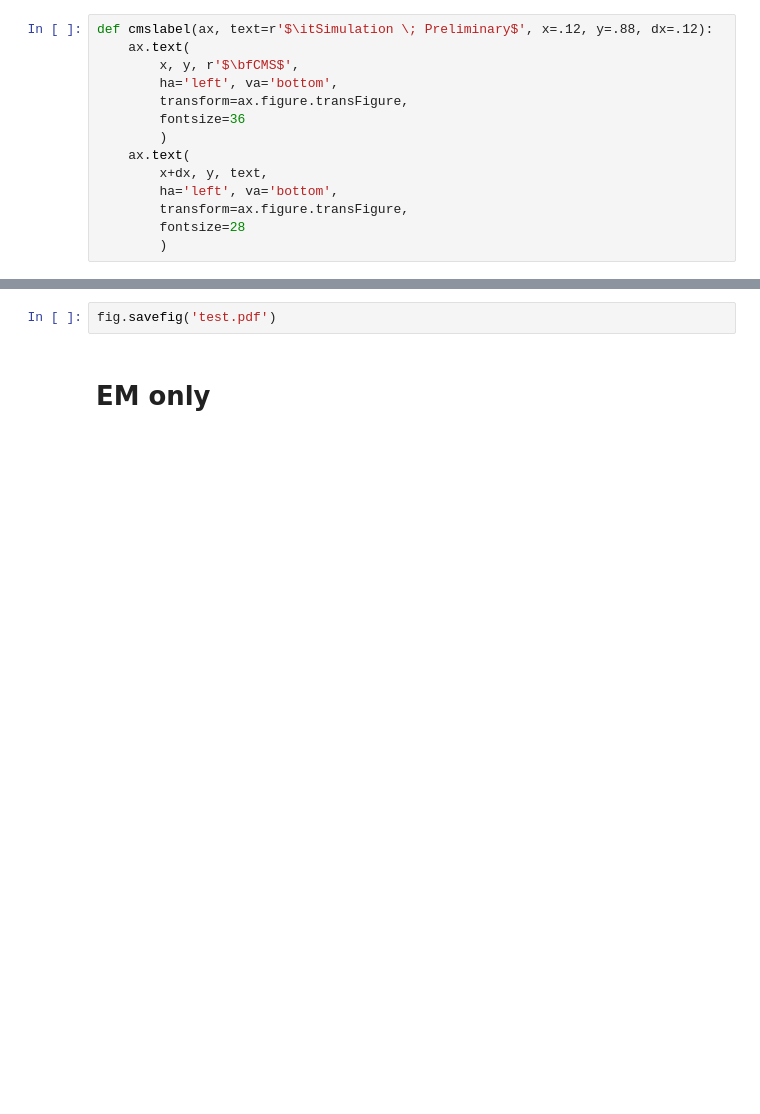
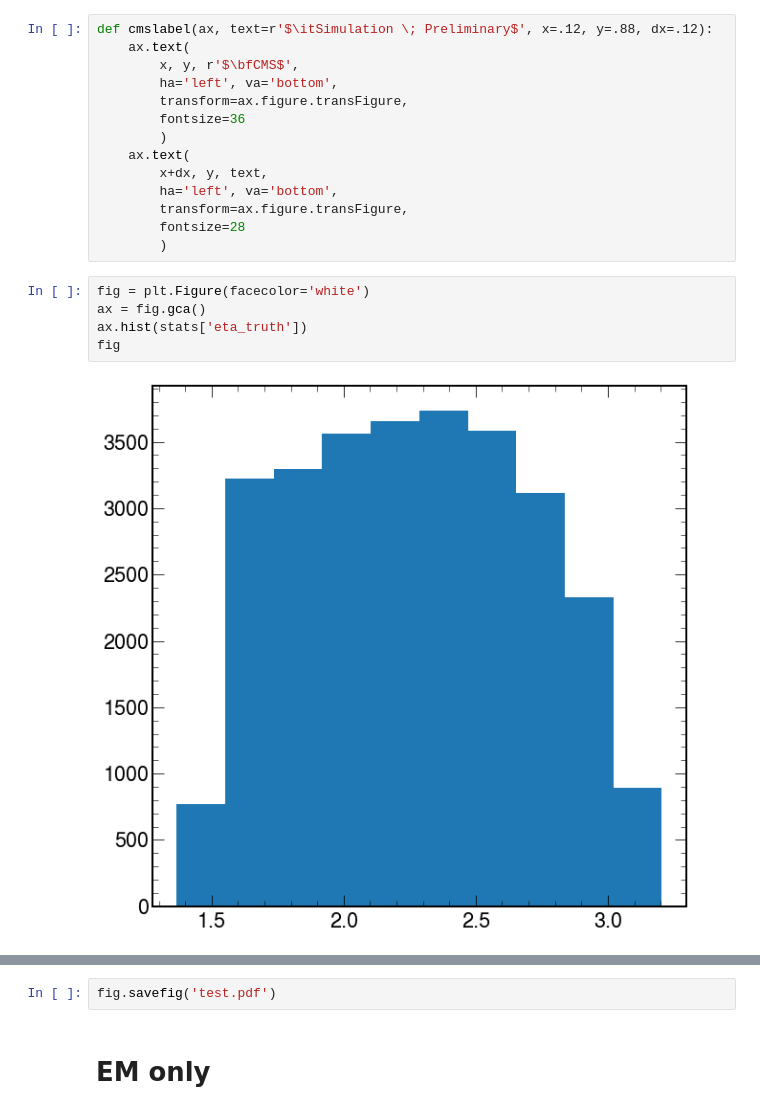
Before and after one commit to mmarchegiani/hgcal_training_scripts, a Jupyter notebook: plot_statistics.ipynb, the cells around one changed output, grey strips where cells are left out. Cells and saved outputs as stored; diff of their text form; blank space fills up the shorter version.

```diff
--- a/plot_statistics.ipynb
+++ b/plot_statistics.ipynb
@@ -35,6 +65,13 @@ def cmslabel(ax, text=r'$\itSimulation \; Preliminary$', x=.12, y=.88, dx=.12):
         transform=ax.figure.transFigure,
         fontsize=28
         )
+# %%
+fig = plt.Figure(facecolor='white')
+ax = fig.gca()
+ax.hist(stats['eta_truth'])
+fig
+# %% [output]
+[figure, added]
 # %%
 fig = plt.Figure(facecolor='white')
 ax = fig.gca()
```
Also changed, not shown: parts of 9 cells of this notebook, 3 other files.
